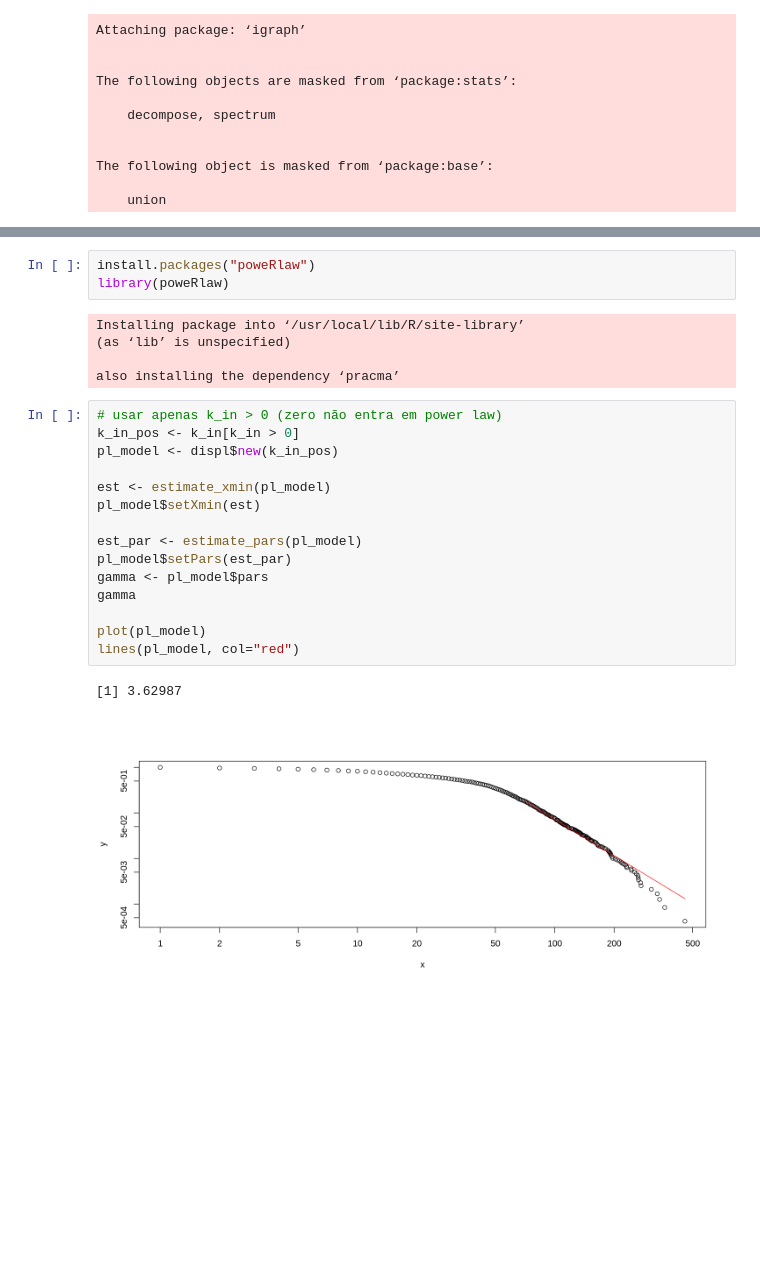
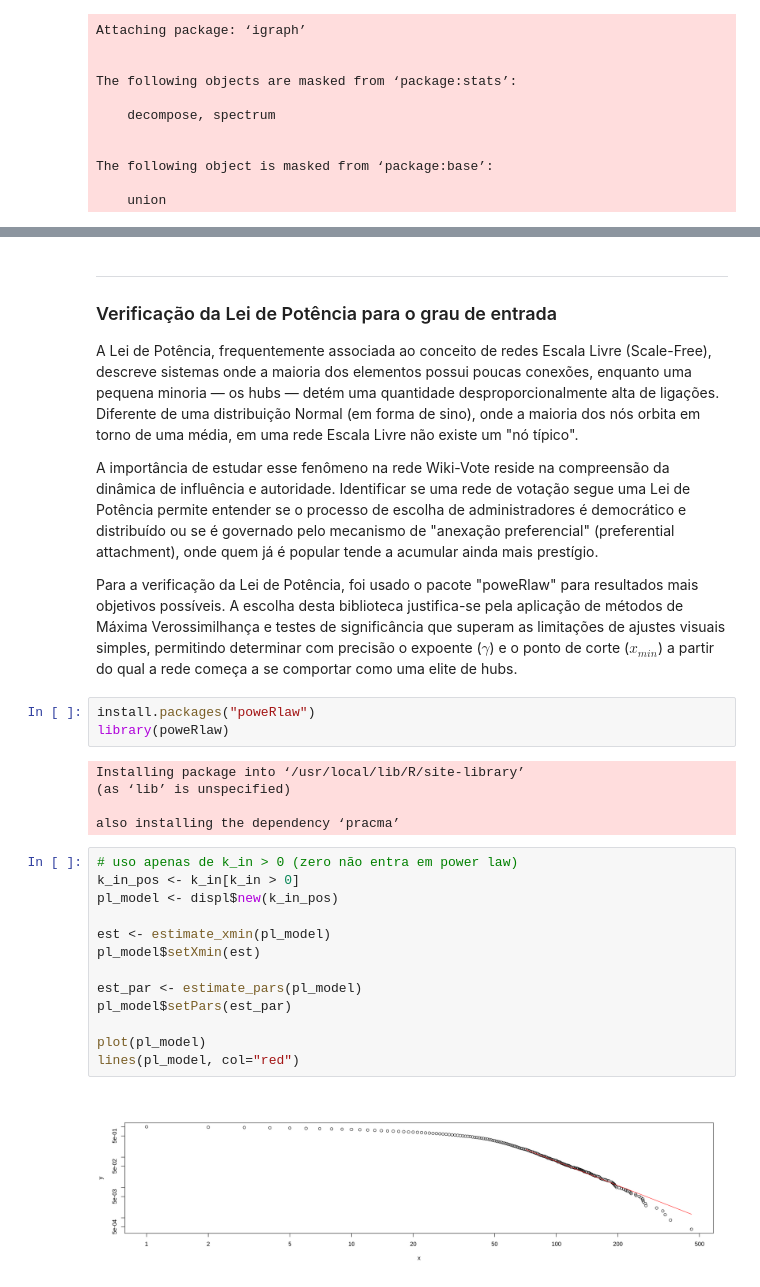
Before and after one commit to marinasantiago1718/WikipediaGraph, a Jupyter notebook: wikiVote.ipynb, the cells around one changed output, grey strips where cells are left out. Drawn from its saved outputs; the diff is of its cells as text; blank space fills up the shorter version.

```diff
--- a/wikiVote.ipynb
+++ b/wikiVote.ipynb
@@ -357,3 +426,11 @@ verificação do power law usando o pacote na distribuição in degree
+# %% [markdown]
+---
+### Verificação da Lei de Potência para o grau de entrada
+A Lei de Potência, frequentemente associada ao conceito de redes Escala Livre (Scale-Free), descreve sistemas onde a maioria dos elementos possui poucas conexões, enquanto uma pequena minoria — os hubs — detém uma quantidade desproporcionalmente alta de ligações. Diferente de uma distribuição Normal (em forma de sino), onde a maioria dos nós orbita em torno de uma média, em uma rede Escala Livre não existe um "nó típico".
+
+A importância de estudar esse fenômeno na rede Wiki-Vote reside na compreensão da dinâmica de influência e autoridade. Identificar se uma rede de votação segue uma Lei de Potência permite entender se o processo de escolha de administradores é democrático e distribuído ou se é governado pelo mecanismo de "anexação preferencial" (preferential attachment), onde quem já é popular tende a acumular ainda mais prestígio.
+
+Para a verificação da Lei de Potência, foi usado o pacote "poweRlaw" para resultados mais objetivos possíveis. A escolha desta biblioteca justifica-se pela aplicação de métodos de Máxima Verossimilhança e testes de significância que superam as limitações de ajustes visuais simples, permitindo determinar com precisão o expoente ($\gamma$) e o ponto de corte ($x_{min}$) a partir do qual a rede começa a se comportar como uma elite de hubs.
 # %%
 install.packages("poweRlaw")
 library(poweRlaw)
@@ -363,20 +440,17 @@ Installing package into ‘/usr/local/lib/R/site-library’
 
 also installing the dependency ‘pracma’
 # %%
-# usar apenas k_in > 0 (zero não entra em power law)
+# uso apenas de k_in > 0 (zero não entra em power law)
 k_in_pos <- k_in[k_in > 0]
 pl_model <- displ$new(k_in_pos)
 
 est <- estimate_xmin(pl_model)
 pl_model$setXmin(est)
 
 est_par <- estimate_pars(pl_model)
 pl_model$setPars(est_par)
-gamma <- pl_model$pars
-gamma
 
 plot(pl_model)
 lines(pl_model, col="red")
 # %% [output]
-[1] 3.62987
-[figure, old version]
+[figure, new version]
```
Also changed, not shown: parts of 22 cells of this notebook.
